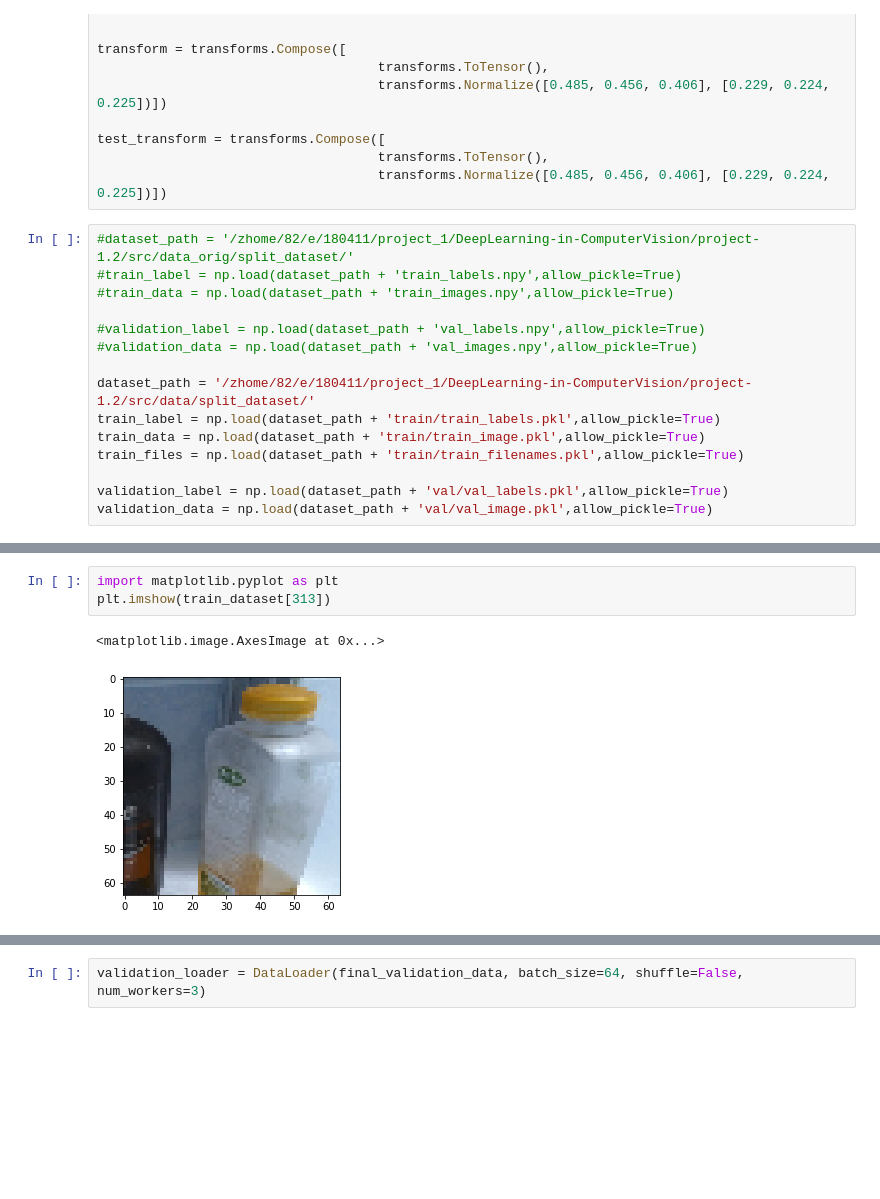
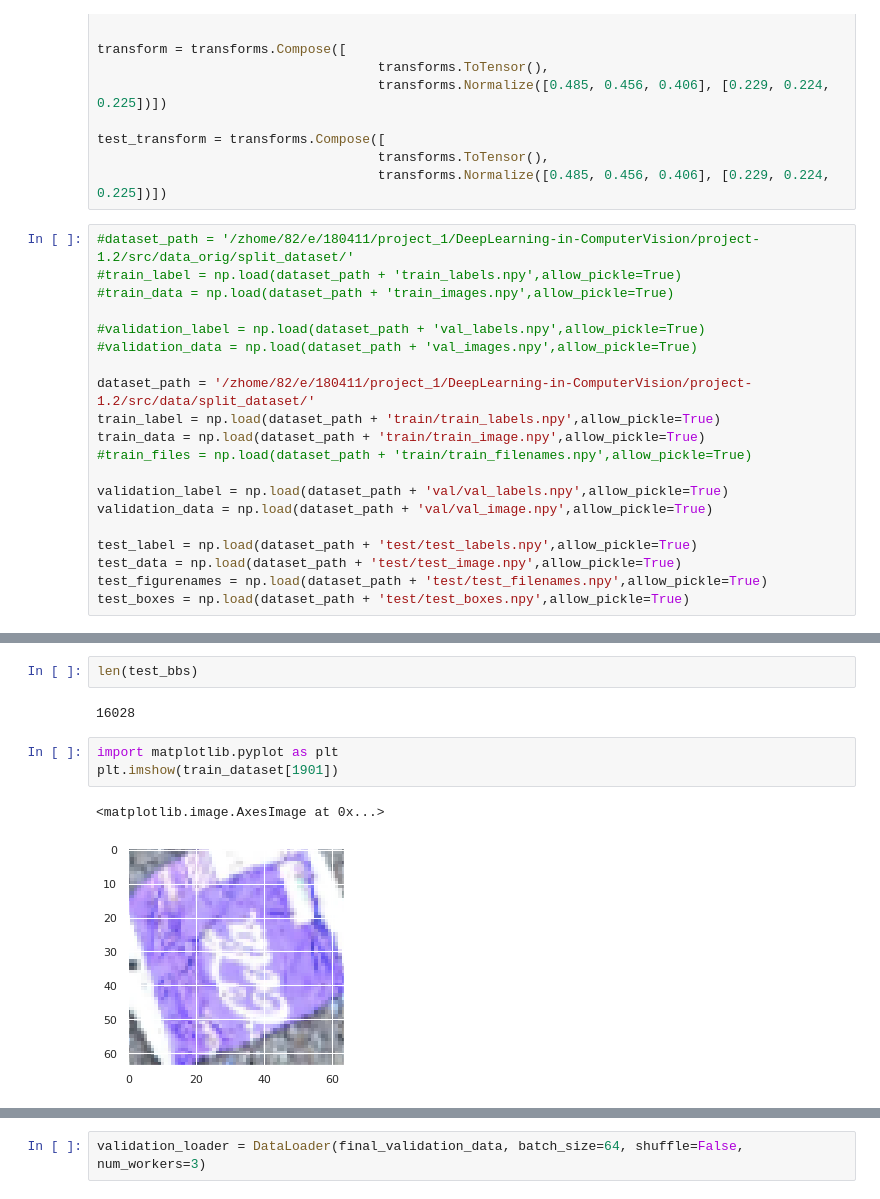
Before and after one commit to marcoplacenti/DeepLearning-in-ComputerVision, a Jupyter notebook: project-1.2/object_detection.ipynb, the cells around one changed output, grey strips where cells are left out. Drawn from its saved outputs; the diff is of its cells as text; blank space fills up the shorter version.

```diff
--- a/project-1.2/object_detection.ipynb
+++ b/project-1.2/object_detection.ipynb
@@ -376,9 +376,14 @@ test_transform = transforms.Compose([
 #validation_data = np.load(dataset_path + 'val_images.npy',allow_pickle=True)
 
 dataset_path = '/zhome/82/e/180411/project_1/DeepLearning-in-ComputerVision/project-1.2/src/data/split_dataset/'
-train_label = np.load(dataset_path + 'train/train_labels.pkl',allow_pickle=True)
-train_data = np.load(dataset_path + 'train/train_image.pkl',allow_pickle=True)
-train_files = np.load(dataset_path + 'train/train_filenames.pkl',allow_pickle=True)
+train_label = np.load(dataset_path + 'train/train_labels.npy',allow_pickle=True)
+train_data = np.load(dataset_path + 'train/train_image.npy',allow_pickle=True)
+#train_files = np.load(dataset_path + 'train/train_filenames.npy',allow_pickle=True)
 
-validation_label = np.load(dataset_path + 'val/val_labels.pkl',allow_pickle=True)
-validation_data = np.load(dataset_path + 'val/val_image.pkl',allow_pickle=True)
+validation_label = np.load(dataset_path + 'val/val_labels.npy',allow_pickle=True)
+validation_data = np.load(dataset_path + 'val/val_image.npy',allow_pickle=True)
+
+test_label = np.load(dataset_path + 'test/test_labels.npy',allow_pickle=True)
+test_data = np.load(dataset_path + 'test/test_image.npy',allow_pickle=True)
+test_figurenames = np.load(dataset_path + 'test/test_filenames.npy',allow_pickle=True)
+test_boxes = np.load(dataset_path + 'test/test_boxes.npy',allow_pickle=True)
@@ -431,9 +468,13 @@ ValueError: operands could not be broadcast together with shapes (0,) (64,64,3)
+# %%
+len(test_bbs)
+# %% [output]
+16028
 # %%
 import matplotlib.pyplot as plt
-plt.imshow(train_dataset[313])
+plt.imshow(train_dataset[1901])
 # %% [output]
 <matplotlib.image.AxesImage at 0x...>
-[figure, old version]
+[figure, new version]
 # %%
 np.argwhere(np.array(validation_labelset)!='background')
 
```
Also changed, not shown: parts of 19 cells of this notebook, 1 other file.
